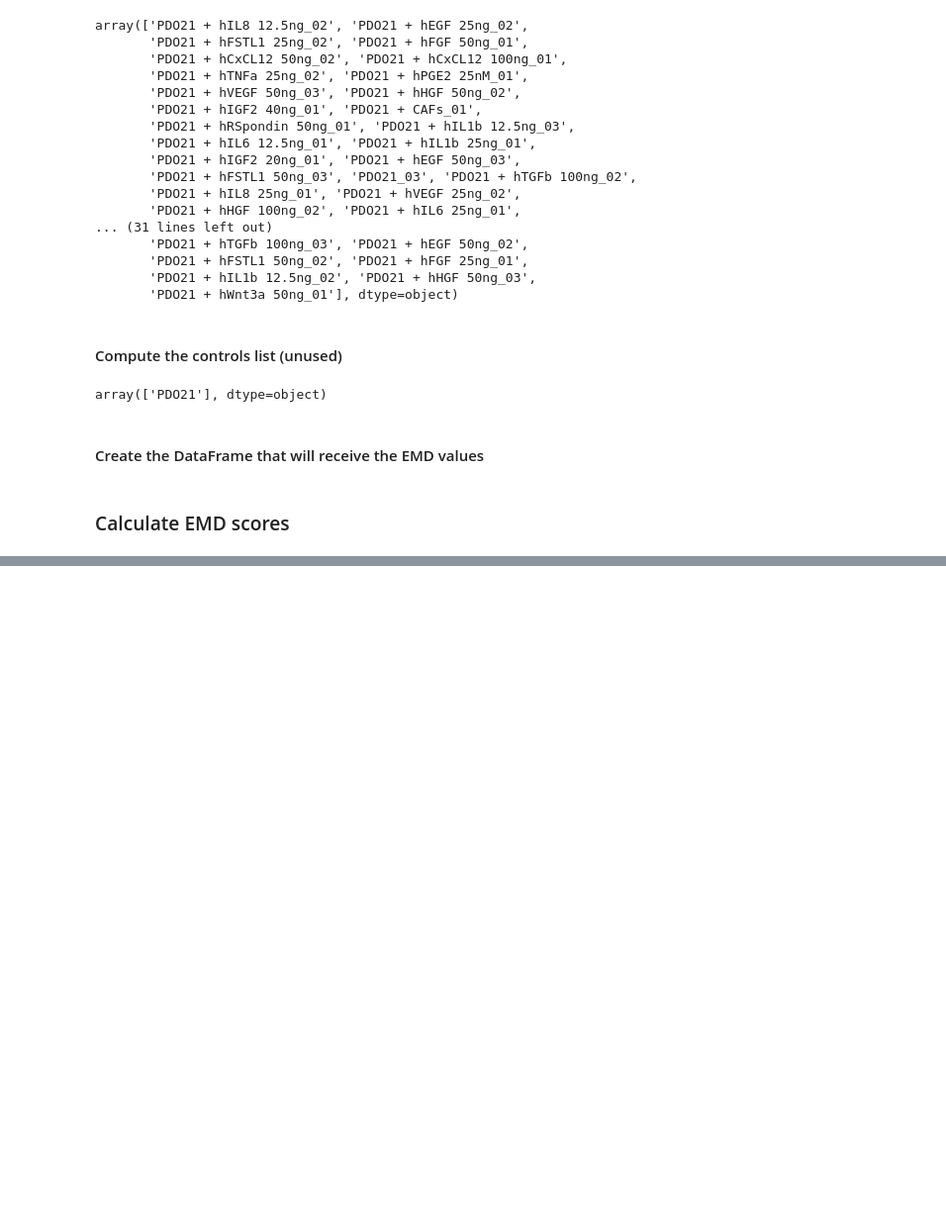
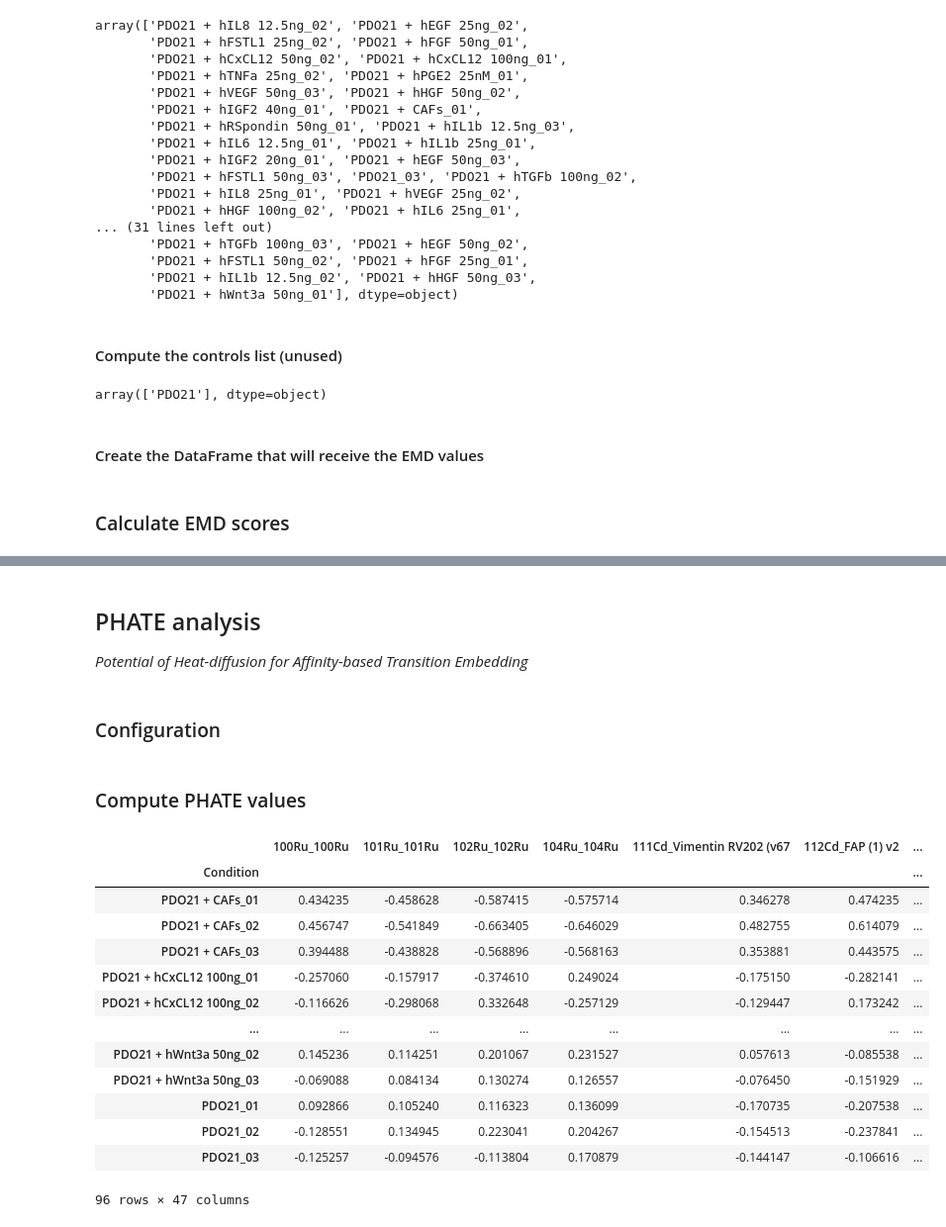
Before and after one commit to romainveillard/bio-utils, a Jupyter notebook: Cytof data processing.ipynb, the cells around one changed output, grey strips where cells are left out. Shown: that part at 99% size. Drawn from its saved outputs; the diff is of its cells as text; code cells hidden in the pictures; blank space fills up the shorter version.

```diff
--- a/Cytof data processing.ipynb
+++ b/Cytof data processing.ipynb
@@ -455,0 +457,6 @@ emd_dataframe
+# %% [markdown]
+## PHATE analysis
+
+_Potential of Heat-diffusion for Affinity-based Transition Embedding_
+# %% [markdown]
+### Configuration
@@ -455,0 +469,22 @@ emd_dataframe
+# %% [markdown]
+### Compute PHATE values
+# %%
+import pandas as pd
+
+emd_dataframe = pd.read_csv("events_emd.txt", delimiter='\t', index_col="Condition")
+emd_dataframe
+# %% [output]
+|  | 100Ru_100Ru | 101Ru_101Ru | 102Ru_102Ru | 104Ru_104Ru | 111Cd_Vimentin RV202 (v67 | 112Cd_FAP (1) v2 | ... |
+| Condition |  |  |  |  |  |  | ... |
+| PDO21 + CAFs_01 | 0.434235 | -0.458628 | -0.587415 | -0.575714 | 0.346278 | 0.474235 | ... |
+| PDO21 + CAFs_02 | 0.456747 | -0.541849 | -0.663405 | -0.646029 | 0.482755 | 0.614079 | ... |
+| PDO21 + CAFs_03 | 0.394488 | -0.438828 | -0.568896 | -0.568163 | 0.353881 | 0.443575 | ... |
+| PDO21 + hCxCL12 100ng_01 | -0.257060 | -0.157917 | -0.374610 | 0.249024 | -0.175150 | -0.282141 | ... |
+| PDO21 + hCxCL12 100ng_02 | -0.116626 | -0.298068 | 0.332648 | -0.257129 | -0.129447 | 0.173242 | ... |
+| ... | ... | ... | ... | ... | ... | ... | ... |
+| PDO21 + hWnt3a 50ng_02 | 0.145236 | 0.114251 | 0.201067 | 0.231527 | 0.057613 | -0.085538 | ... |
+| PDO21 + hWnt3a 50ng_03 | -0.069088 | 0.084134 | 0.130274 | 0.126557 | -0.076450 | -0.151929 | ... |
+| PDO21_01 | 0.092866 | 0.105240 | 0.116323 | 0.136099 | -0.170735 | -0.207538 | ... |
+| PDO21_02 | -0.128551 | 0.134945 | 0.223041 | 0.204267 | -0.154513 | -0.237841 | ... |
+| PDO21_03 | -0.125257 | -0.094576 | -0.113804 | 0.170879 | -0.144147 | -0.106616 | ... |
+96 rows × 47 columns
```
Also changed, not shown: parts of 10 cells of this notebook.
